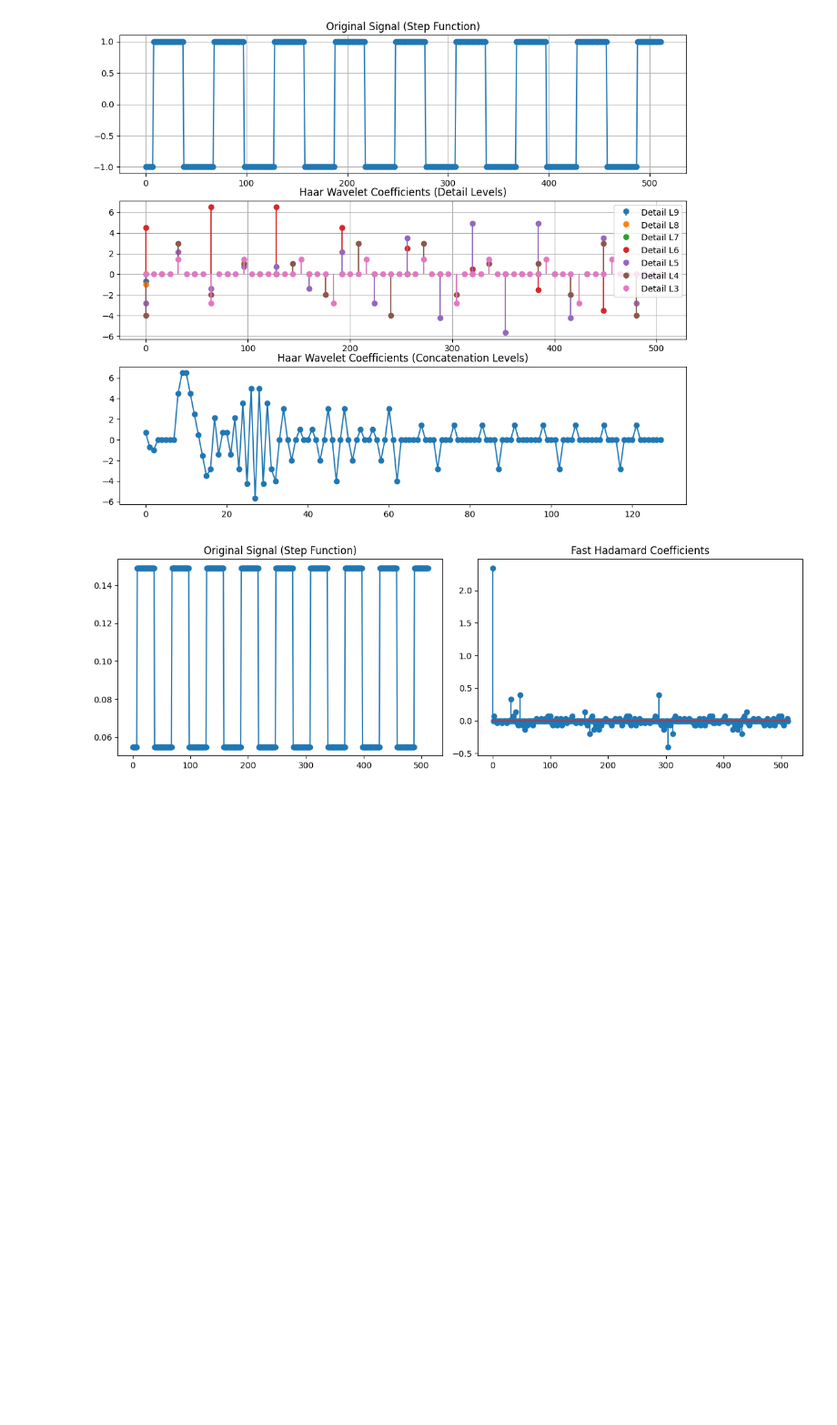
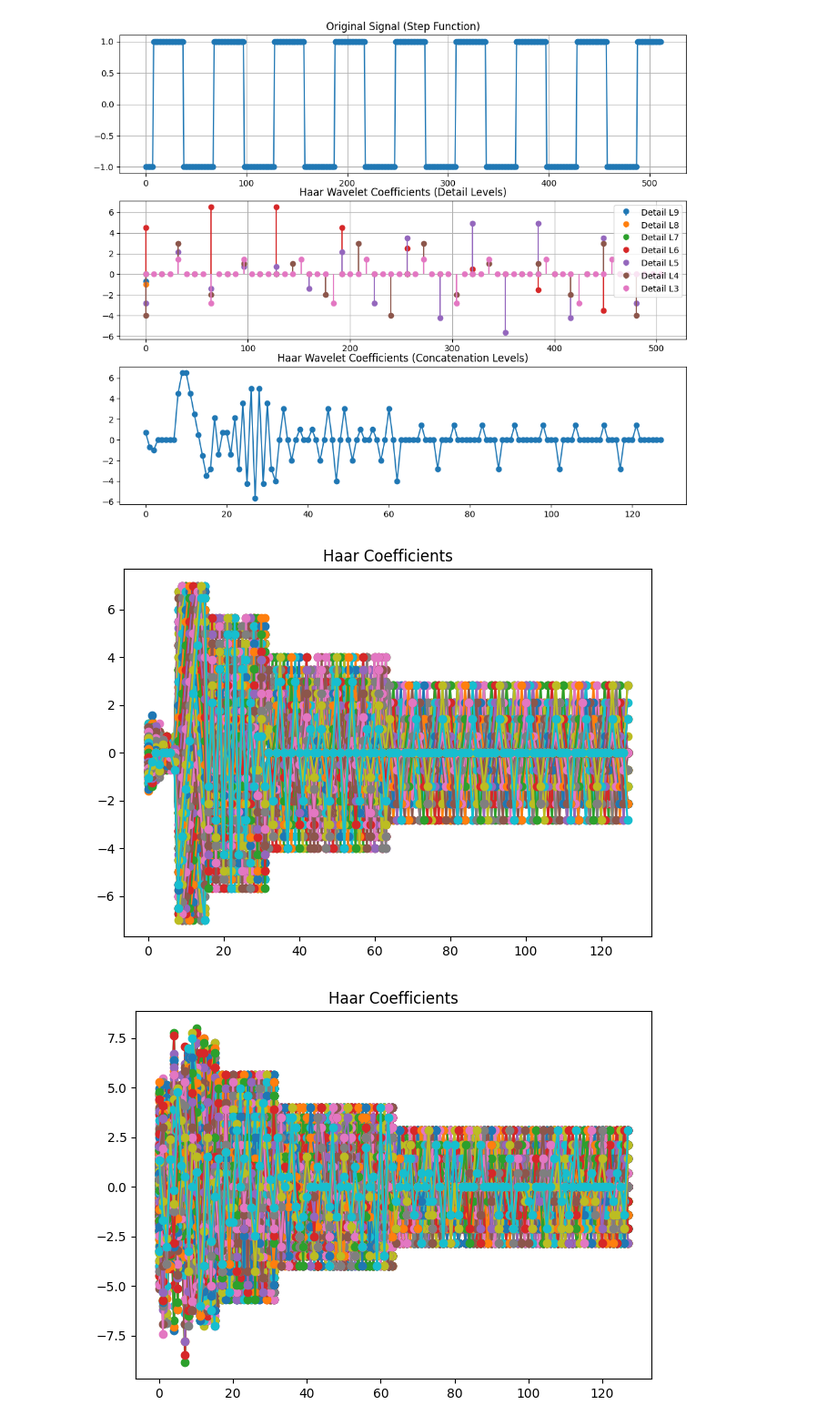
Before and after one commit to CVC-Lab/motion_code, a Jupyter notebook: multiphase_moskgp.ipynb, the cells around one changed output. Shown at 91% size. Drawn from its saved outputs; the diff is of its cells as text; code cells hidden in the pictures; blank space fills up the shorter version.

```diff
--- a/multiphase_moskgp.ipynb
+++ b/multiphase_moskgp.ipynb
@@ -183,50 +188,33 @@ plt.show()
 # %%
 import numpy as np
 import matplotlib.pyplot as plt
 
-def fast_hadamard_transform(x):
-    """
-    Fast Hadamard Transform (in-place) for 1D signal x.
-    Length of x must be a power of 2.
-    """
-    x = x.copy().astype(float)
-    n = len(x)
-    assert (n & (n - 1)) == 0, "Length must be power of 2"
-
-    h = 1
-    while h < n:
-        for i in range(0, n, h * 2):
-            for j in range(i, i + h):
-                a = x[j]
-                b = x[j + h]
-                x[j] = (a + b) / np.sqrt(2)
-                x[j + h] = (a - b) / np.sqrt(2)
-        h *= 2
-    return x
-
-def inverse_fast_hadamard_transform(y):
-    # Hadamard is self-inverse
-    return fast_hadamard_transform(y)
-
-# Sample step function signal
-np_arr = img.squeeze().detach().numpy()
-x = np_arr[30]
-
-# Apply FHT
-y = fast_hadamard_transform(x)
 
 # Plot original and coefficients
-plt.figure(figsize=(12, 4))
-plt.subplot(1, 2, 1)
-plt.plot(x, marker='o')
-plt.title("Original Signal (Step Function)")
-plt.subplot(1, 2, 2)
-plt.stem(y)
-plt.title("Fast Hadamard Coefficients")
+plt.figure()
+rows, labels = next(iter(row_loader))
+for idx in range(len(labels)):
+    if labels[idx]==0:
+        coeffs = haar_transform(rows[idx, :, 0].detach().cpu().numpy())
+
+        plt.plot(np.concatenate(coeffs[:-2]), marker='o')
+plt.title("Haar Coefficients")
 plt.tight_layout()
 plt.show()
+
+plt.figure()
+rows, labels = next(iter(row_loader))
+for idx in range(len(labels)):
+    if labels[idx]==1:
+        coeffs = haar_transform(rows[idx, :, 0].detach().cpu().numpy())
+
+        plt.plot(np.concatenate(coeffs[:-2]), marker='o')
+plt.title("Haar Coefficients")
+plt.tight_layout()
+plt.show()
 # %% [output]
-[figure, old version]
+[figure, new version]
+[figure, added]
 # %%
 import matplotlib.pyplot as plt
 import numpy as np
```
Also changed, not shown: parts of 4 cells of this notebook, 6 other files.
